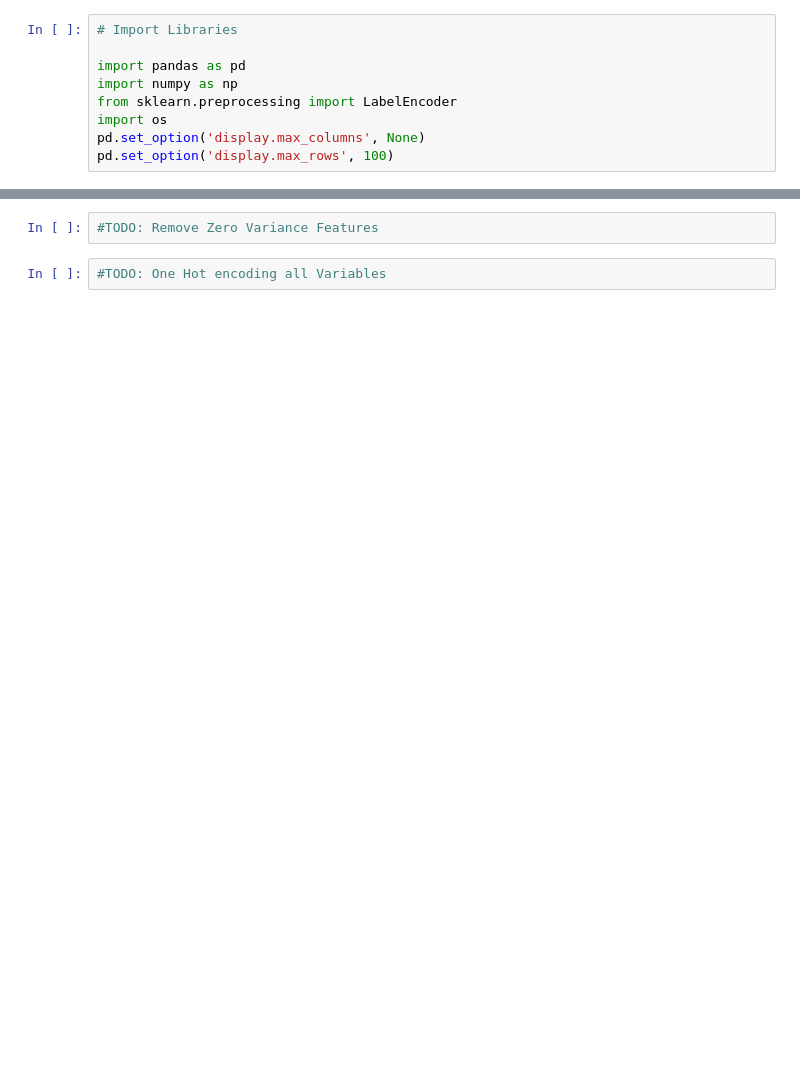
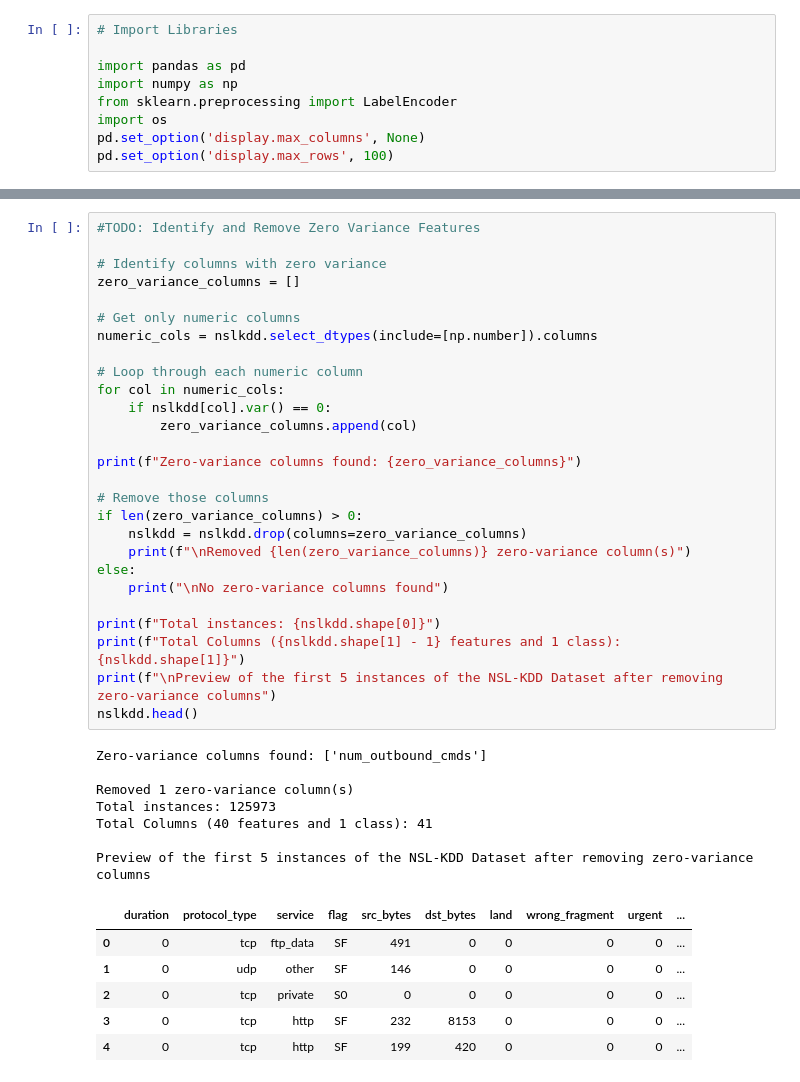
Before and after one commit to soundW4V3S/491-Capstone, a Jupyter notebook: preprocessing/preprocessing.ipynb, the cells around one changed output, grey strips where cells are left out. Cells and saved outputs as stored; diff of their text form; blank space fills up the shorter version.

```diff
--- a/preprocessing/preprocessing.ipynb
+++ b/preprocessing/preprocessing.ipynb
@@ -45,4 +67,41 @@ df_train.iloc[:, -5:].head()
 # %%
-#TODO: Remove Zero Variance Features
+#TODO: Identify and Remove Zero Variance Features
+
+# Identify columns with zero variance
+zero_variance_columns = []
+
+# Get only numeric columns
+numeric_cols = nslkdd.select_dtypes(include=[np.number]).columns
+
+# Loop through each numeric column
+for col in numeric_cols:
+    if nslkdd[col].var() == 0:
+        zero_variance_columns.append(col)
+
+print(f"Zero-variance columns found: {zero_variance_columns}")
+
+# Remove those columns
+if len(zero_variance_columns) > 0:
+    nslkdd = nslkdd.drop(columns=zero_variance_columns)
+    print(f"\nRemoved {len(zero_variance_columns)} zero-variance column(s)")
+else:
+    print("\nNo zero-variance columns found")
+
+print(f"Total instances: {nslkdd.shape[0]}")
+print(f"Total Columns ({nslkdd.shape[1] - 1} features and 1 class): {nslkdd.shape[1]}")
+print(f"\nPreview of the first 5 instances of the NSL-KDD Dataset after removing zero-variance columns")
+nslkdd.head()
+# %% [output]
+Zero-variance columns found: ['num_outbound_cmds']
+
+Removed 1 zero-variance column(s)
+Total instances: 125973
+Total Columns (40 features and 1 class): 41
+
+Preview of the first 5 instances of the NSL-KDD Dataset after removing zero-variance columns
+|  | duration | protocol_type | service | flag | src_bytes | dst_bytes | land | wrong_fragment | urgent | ... |
+| 0 | 0 | tcp | ftp_data | SF | 491 | 0 | 0 | 0 | 0 | ... |
+| 1 | 0 | udp | other | SF | 146 | 0 | 0 | 0 | 0 | ... |
+| 2 | 0 | tcp | private | S0 | 0 | 0 | 0 | 0 | 0 | ... |
+| 3 | 0 | tcp | http | SF | 232 | 8153 | 0 | 0 | 0 | ... |
+| 4 | 0 | tcp | http | SF | 199 | 420 | 0 | 0 | 0 | ... |
-# %%
-#TODO: One Hot encoding all Variables
```
Also changed, not shown: parts of 4 cells of this notebook, 7 other files.
